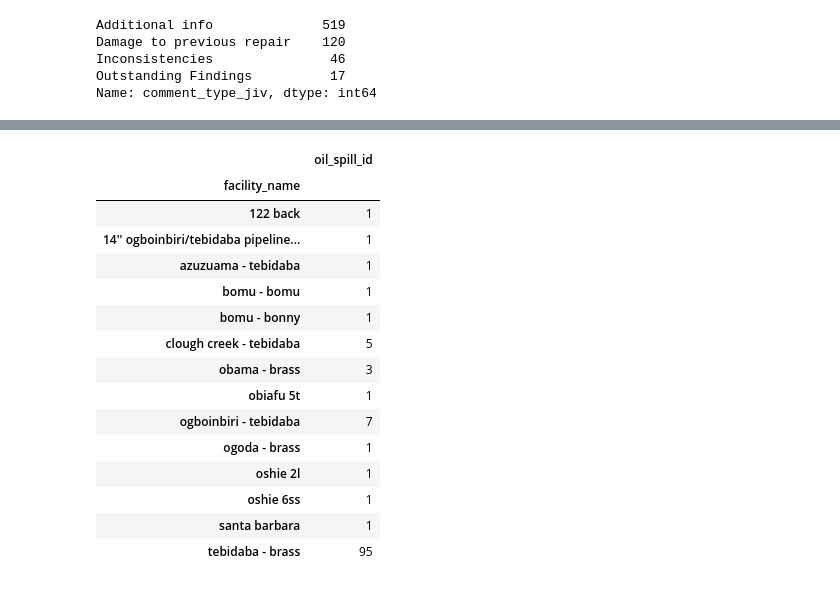
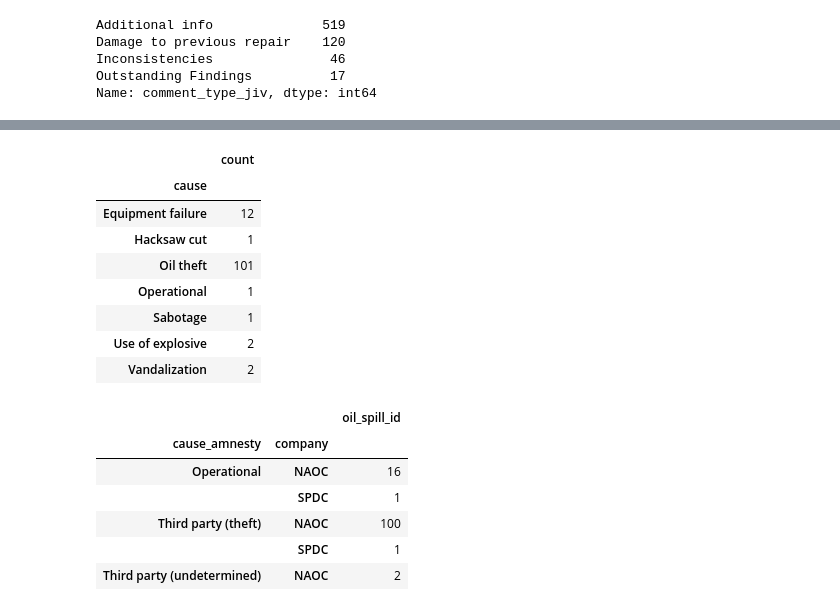
Before and after one commit to estambolieva/oil-spills, a Jupyter notebook: 2. Data Analysis.ipynb, the cells around one changed output, grey strips where cells are left out. Saved outputs shown, nothing was run; the diff lists cells and outputs as text; code cells hidden in the pictures.

Commit message:
finised damage to previous repairs

```diff
--- a/2. Data Analysis.ipynb
+++ b/2. Data Analysis.ipynb
@@ -621,0 +655,15 @@ Name: comment_type_jiv, dtype: int64
+# %%
+damage_cause = df[df.comment_type_jiv == "Damage to previous repair"][["oil_spill_id", "cause"]]\
+.groupby("cause").count()
+damage_cause.columns = ["count"]
+damage_cause
+# %% [output]
+|  | count |
+| cause |  |
+| Equipment failure | 12 |
+| Hacksaw cut | 1 |
+| Oil theft | 101 |
+| Operational | 1 |
+| Sabotage | 1 |
+| Use of explosive | 2 |
+| Vandalization | 2 |
@@ -622,20 +672,12 @@ Name: comment_type_jiv, dtype: int64
 # %%
-df[df.comment_type_jiv == "Damage to previous repair"][["oil_spill_id", "facility_name"]]\
-.groupby("facility_name").count()
+damage_cause_am = df[df.comment_type_jiv == "Damage to previous repair"][["oil_spill_id", "cause_amnesty", "company"]]\
+.groupby(["cause_amnesty", "company"]).count()
+damage_cause_am
 # %% [output]
-|  | oil_spill_id |
-| facility_name |  |
-| 122 back | 1 |
-| 14'' ogboinbiri/tebidaba pipeline... | 1 |
-| azuzuama - tebidaba | 1 |
-| bomu - bomu | 1 |
-| bomu - bonny | 1 |
-| clough creek - tebidaba | 5 |
-| obama - brass | 3 |
-| obiafu 5t | 1 |
-| ogboinbiri - tebidaba | 7 |
-| ogoda - brass | 1 |
-| oshie 2l | 1 |
-| oshie 6ss | 1 |
-| santa barbara | 1 |
-| tebidaba - brass | 95 |
+|  |  | oil_spill_id |
+| cause_amnesty | company |  |
+| Operational | NAOC | 16 |
+|  | SPDC | 1 |
+| Third party (theft) | NAOC | 100 |
+|  | SPDC | 1 |
+| Third party (undetermined) | NAOC | 2 |
```
Also changed, not shown: parts of 20 cells of this notebook.
